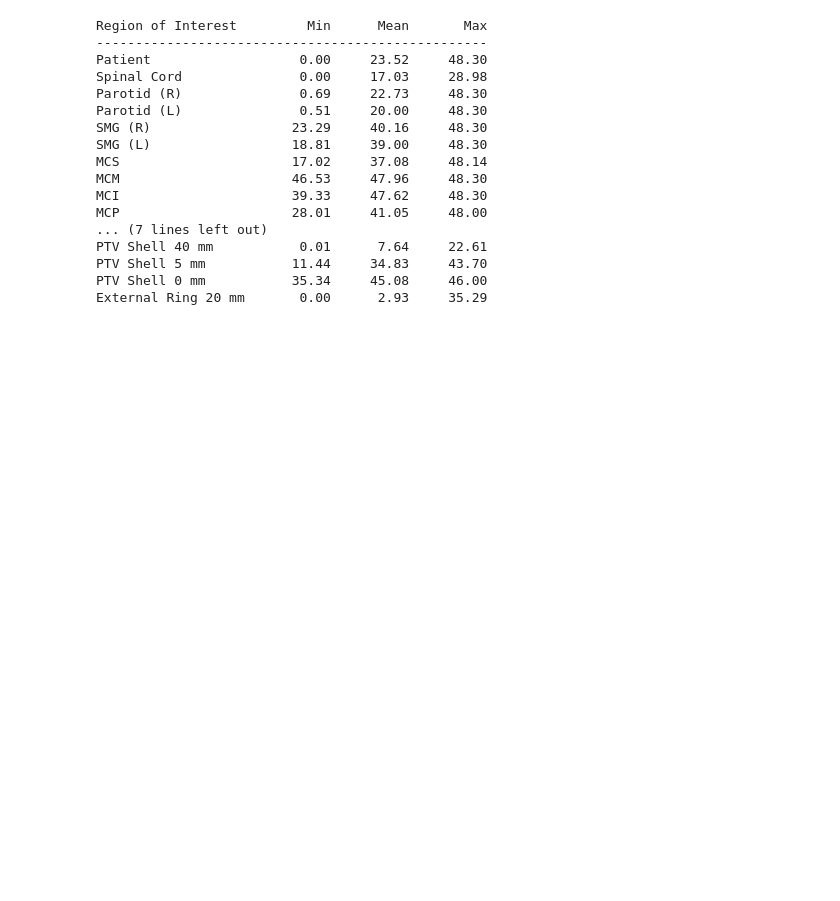
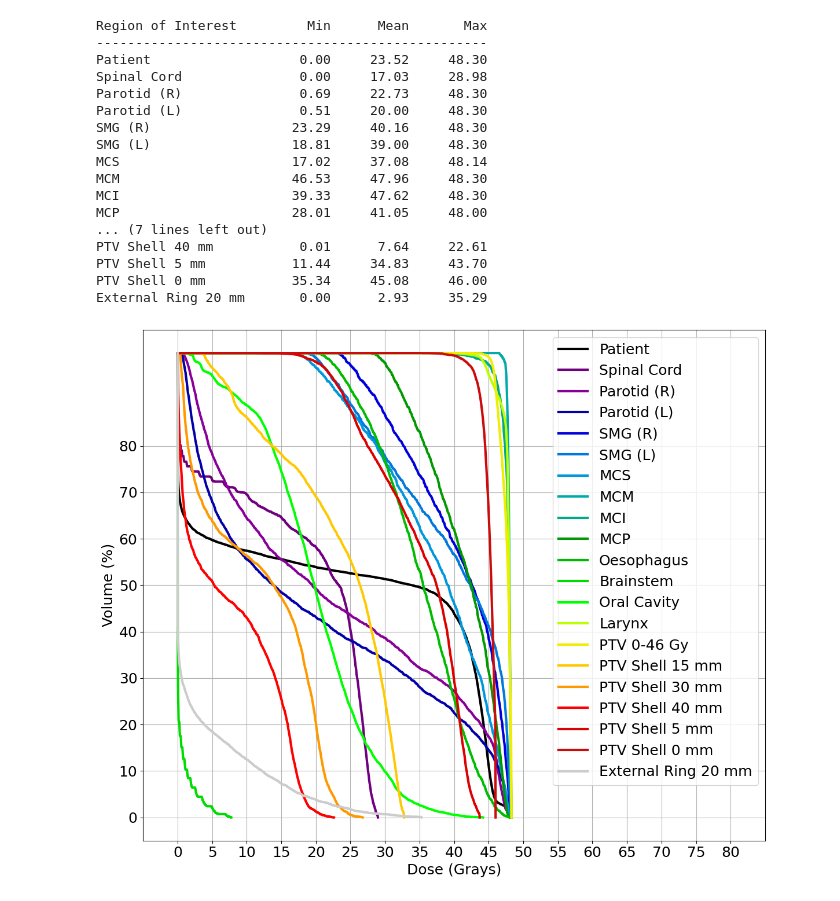
Before and after one commit to juanjoual/RT25, a Jupyter notebook: TROTS/Plan plots.ipynb, the cells around one changed output. Saved outputs shown, nothing was run; the diff lists cells and outputs as text; code cells hidden in the pictures; blank space fills up the shorter version.

```diff
--- a/TROTS/Plan plots.ipynb
+++ b/TROTS/Plan plots.ipynb
@@ -193,7 +193,7 @@ def stats(criteria=None, rids=None):
 
 def plot(filename=None, rids=None):
     #plt.rcParams['figure.figsize'] = [18, 10]
-    plt.rcParams['figure.figsize'] = [12, 8]
+    plt.rcParams['figure.figsize'] = [12, 10]
     plt.rcParams['font.size'] = 18
     bins = 1000
     max_gy = 100
@@ -219,10 +219,10 @@ def plot(filename=None, rids=None):
     #plt.title(plan.name)
     plt.ylabel("Volume (%)")
     plt.xlabel("Dose (Grays)")
-    plt.xticks(np.arange(0,105,5))
-    plt.xlim((-5, 105))
+    plt.xticks(np.arange(0,85,5))
+    plt.xlim((-5, 85))
     #plt.xticks(np.arange(0,5*(math.ceil(max_gy/5)+1),5))
-    plt.yticks(np.arange(0,105,10))
+    plt.yticks(np.arange(0,85,10))
     plt.tight_layout()
     if filename is not None:
         plt.savefig(filename)
@@ -416,3 +416,50 @@ PTV Shell 40 mm           0.01      7.64     22.61
 PTV Shell 5 mm           11.44     34.83     43.70
 PTV Shell 0 mm           35.34     45.08     46.00
 External Ring 20 mm       0.00      2.93     35.29
+# %%
+def plot(filename=None, rids=None):
+    fig = plt.figure()
+    ax = fig.add_subplot(111)
+    colormap = plt.cm.nipy_spectral
+    colors = colormap(np.linspace(0, 1, len(plan.regions)))
+    ax.set_prop_cycle('color', colors)
+
+    #plt.rcParams['figure.figsize'] = [18, 10]
+    plt.rcParams['figure.figsize'] = [12, 10]
+    plt.rcParams['font.size'] = 18
+    bins = 1000
+    max_gy = 100
+    interval = max_gy/bins
+    if rids is None:
+        rids = {}
+        for i in range(len(plan.regions)):
+            rids[i] = None
+    for r, color in rids.items():
+        region = plan.regions[r]
+        hist = np.histogram(region['doses'], bins=bins, range=(0, np.max(region['doses'])))
+        #hist = np.histogram(region['doses'], bins=bins, range=(0, max_gy))
+        cumsum = (len(region['doses']) - np.insert(np.cumsum(hist[0]), 0, 0))
+        cumsum = cumsum*100/len(region['doses'])
+        if color is None:
+            plt.plot(hist[1], cumsum, linewidth=3, label=region['name'])
+        else:
+            plt.plot(hist[1], cumsum, linewidth=3, label=region['name'], color=color)
+
+    #plt.legend(bbox_to_anchor=(1.05, 1), loc='upper left')
+    plt.legend(loc='upper right')
+    plt.grid()
+    #plt.title(plan.name)
+    plt.ylabel("Volume (%)")
+    plt.xlabel("Dose (Grays)")
+    plt.xticks(np.arange(0,85,5))
+    plt.xlim((-5, 85))
+    #plt.xticks(np.arange(0,5*(math.ceil(max_gy/5)+1),5))
+    plt.yticks(np.arange(0,85,10))
+    plt.tight_layout()
+    if filename is not None:
+        plt.savefig(filename)
+    plt.show()
+
+plot()
+# %% [output]
+[figure, added]
```
Also changed, not shown: parts of 3 cells of this notebook, 4 other files.
